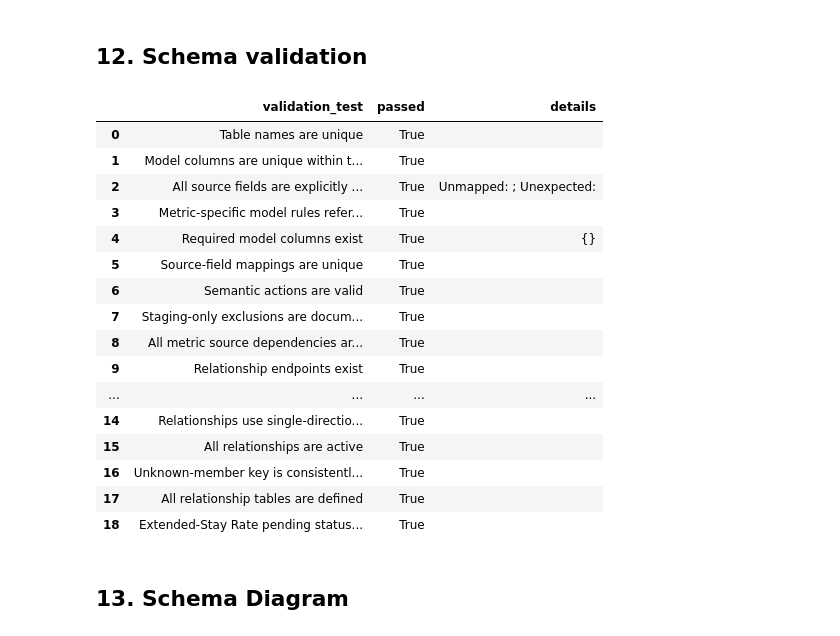
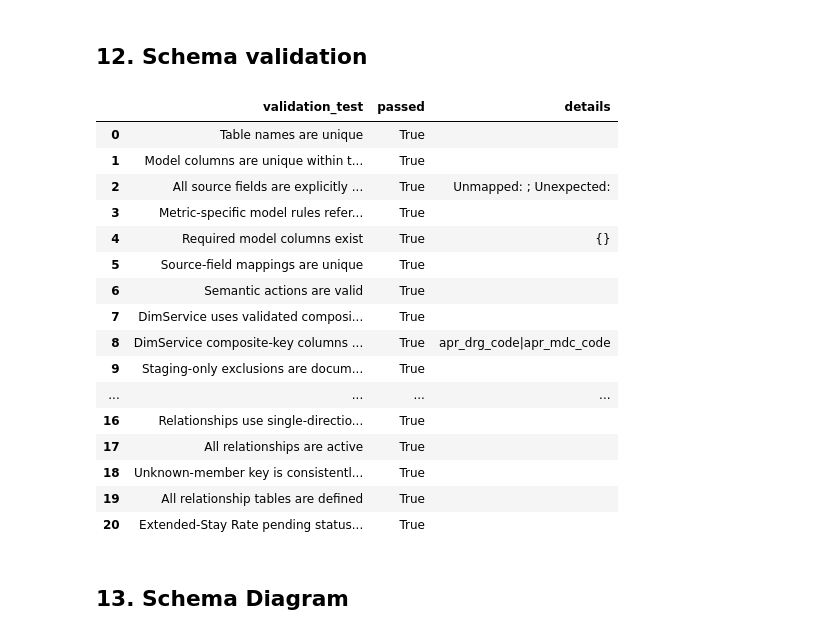
Before and after one commit to doyounghi/Healthcare-data-analysis, a Jupyter notebook: 04_hospital_operations_powerbi/notebooks/03_star_schema_design.ipynb, the cells around one changed output. Saved outputs shown, nothing was run; the diff lists cells and outputs as text; code cells hidden in the pictures.

```diff
--- a/04_hospital_operations_powerbi/notebooks/03_star_schema_design.ipynb
+++ b/04_hospital_operations_powerbi/notebooks/03_star_schema_design.ipynb
@@ -489,17 +519,20 @@ table_specification = pd.DataFrame(
         {
             "table_name": "DimService",
             "table_type": "Dimension",
-            "grain": "One row per APR-DRG code",
+            "grain": (
+                "One row per APR-DRG code and APR MDC code combination"
+            ),
             "primary_key": "service_key",
-            "natural_key": "apr_drg_code",
+            "natural_key": "apr_drg_code|apr_mdc_code",
             "unknown_member_required": True,
             "build_session": "Session 5",
             "business_role": (
                 "APR-DRG, MDC, and medical/surgical service classification."
             ),
             "important_caveat": (
-                "Code-to-description consistency must be validated "
-                "during the physical build."
+                "APR-DRG Code alone does not uniquely determine APR MDC "
+                "in the audited source. The validated composite natural key "
+                "is APR-DRG Code plus APR MDC Code."
             ),
         },
         {
@@ -721,8 +754,11 @@ fact_foreign_keys = [
     ),
     (
         "service_key",
-        "APR DRG Code",
-        "Resolves each discharge to DimService.",
+        "APR DRG Code|APR MDC Code",
+        (
+            "Resolves each discharge to DimService using the "
+            "APR-DRG and APR MDC composite natural key."
+        ),
     ),
     (
         "case_mix_key",
@@ -2014,6 +2058,38 @@ extended_stay_status_preserved = (
     and extended_stay_status.iloc[0] == "PENDING_THRESHOLD"
 )
 
+dimservice_spec = table_specification.loc[
+    table_specification["table_name"].eq("DimService")
+]
+
+dimservice_composite_key_valid = (
+    len(dimservice_spec) == 1
+    and dimservice_spec.iloc[0]["natural_key"]
+    == "apr_drg_code|apr_mdc_code"
+)
+
+dimservice_key_components = set(
+    column_specification.loc[
+        (
+            column_specification["table_name"].eq("DimService")
+            & column_specification["column_role"].eq(
+                "Natural key component"
+            )
+        ),
+        "column_name",
+    ]
+)
+
+expected_dimservice_key_components = {
+    "apr_drg_code",
+    "apr_mdc_code",
+}
+
+dimservice_key_components_valid = (
+    dimservice_key_components
+    == expected_dimservice_key_components
+)
+
 validation_rows = [
     {
         "validation_test": "Table names are unique",
@@ -2063,6 +2139,28 @@ validation_rows = [
             source_to_model_mapping["semantic_action"]
         ).issubset({"INCLUDE", "STAGING_ONLY"}),
         "details": "",
+    },
+    {
+    "validation_test": (
+        "DimService uses validated composite natural key"
+    ),
+    "passed": dimservice_composite_key_valid,
+    "details": (
+        ""
+        if dimservice_composite_key_valid
+        else "|".join(
+            dimservice_spec["natural_key"].astype(str)
+        )
+    ),
+    },
+    {
+        "validation_test": (
+            "DimService composite-key columns are explicitly identified"
+        ),
+        "passed": dimservice_key_components_valid,
+        "details": "|".join(
+            sorted(dimservice_key_components)
+        ),
     },
     {
         "validation_test": "Staging-only exclusions are documented",
@@ -2143,42 +2241,42 @@ validation_rows = [
     },
     {
     "validation_test": (
         "Extended-Stay Rate pending status is preserved"
     ),
     "passed": extended_stay_status_preserved,
     "details": (
         ""
         if extended_stay_status_preserved
         else "|".join(extended_stay_status.astype(str))
     ),
     },
 ]
 
 schema_validation_results = pd.DataFrame(validation_rows)
 
 display(schema_validation_results)
 
 assert schema_validation_results["passed"].all(), (
     "The star-schema specification failed one or more validation tests."
 )
 # %% [output]
 |  | validation_test | passed | details |
 | 0 | Table names are unique | True |  |
 | 1 | Model columns are unique within t... | True |  |
 | 2 | All source fields are explicitly ... | True | Unmapped: ; Unexpected: |
 | 3 | Metric-specific model rules refer... | True |  |
 | 4 | Required model columns exist | True | {} |
 | 5 | Source-field mappings are unique | True |  |
 | 6 | Semantic actions are valid | True |  |
-| 7 | Staging-only exclusions are docum... | True |  |
-| 8 | All metric source dependencies ar... | True |  |
-| 9 | Relationship endpoints exist | True |  |
+| 7 | DimService uses validated composi... | True |  |
+| 8 | DimService composite-key columns ... | True | apr_drg_code|apr_mdc_code |
+| 9 | Staging-only exclusions are docum... | True |  |
 | ... | ... | ... | ... |
-| 14 | Relationships use single-directio... | True |  |
-| 15 | All relationships are active | True |  |
-| 16 | Unknown-member key is consistentl... | True |  |
-| 17 | All relationship tables are defined | True |  |
-| 18 | Extended-Stay Rate pending status... | True |  |
+| 16 | Relationships use single-directio... | True |  |
+| 17 | All relationships are active | True |  |
+| 18 | Unknown-member key is consistentl... | True |  |
+| 19 | All relationship tables are defined | True |  |
+| 20 | Extended-Stay Rate pending status... | True |  |
 # %% [markdown]
 ## 13. Schema Diagram
 # %% [markdown]
```
Also changed, not shown: parts of 8 cells of this notebook, 35 other files.
